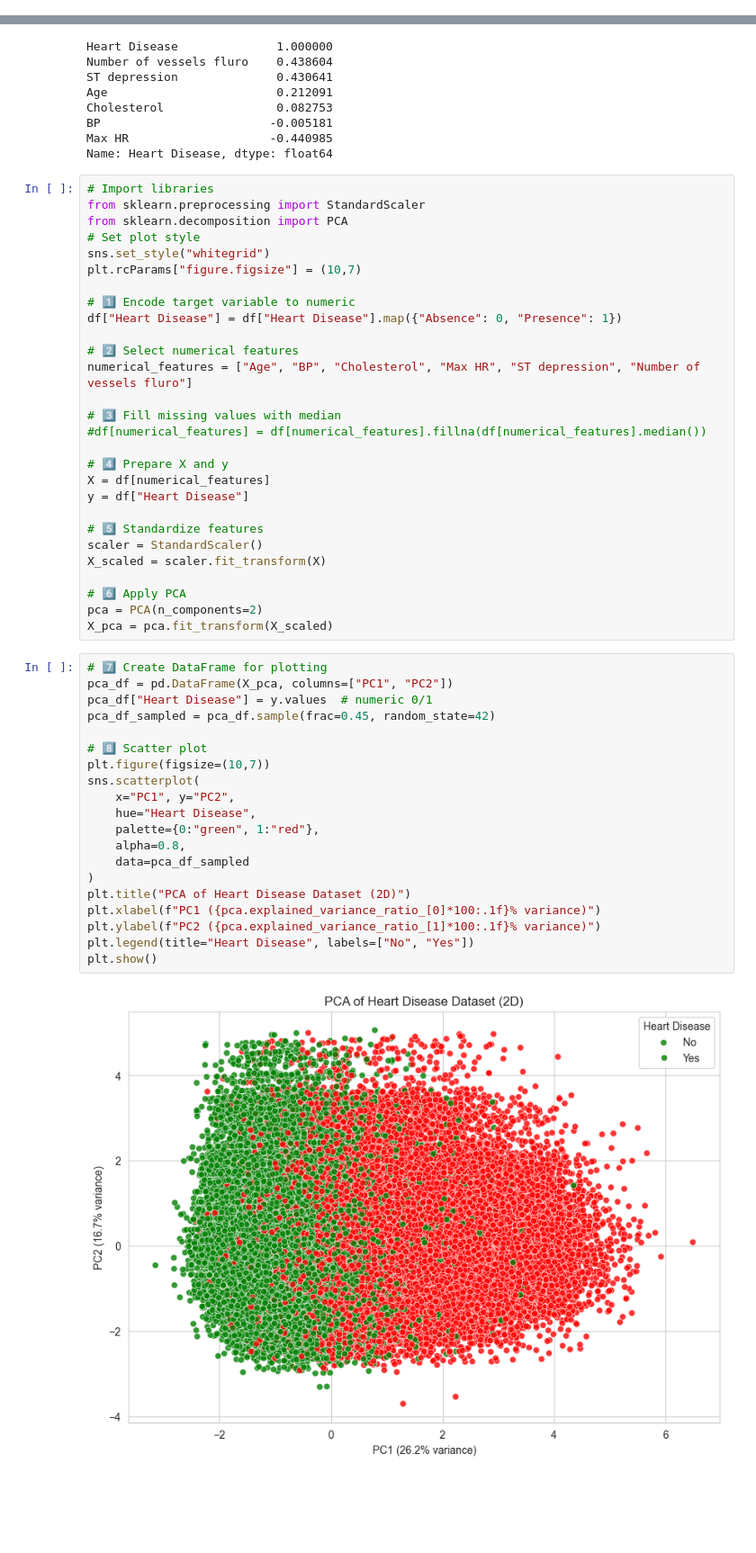
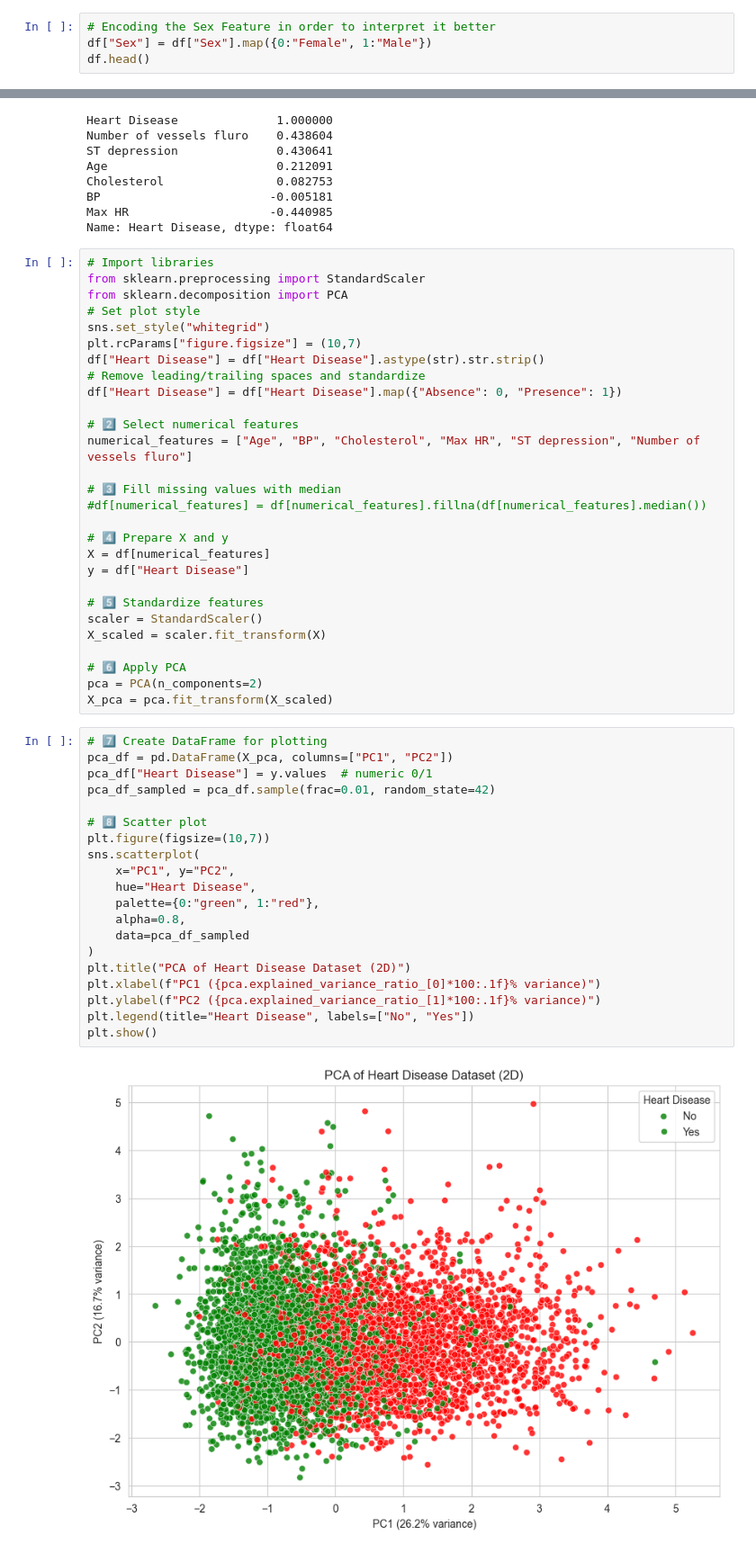
Before and after one commit to kirmanioussema12/Heart-Disease, a Jupyter notebook: analysis.ipynb, the cells around one changed output, grey strips where cells are left out. Shown at 90% size. Saved outputs shown, nothing was run; the diff lists cells and outputs as text; blank space fills up the shorter version.

```diff
--- a/analysis.ipynb
+++ b/analysis.ipynb
@@ -115,0 +117,4 @@ for feature in numerical_features:
+# %%
+# Encoding the Sex Feature in order to interpret it better
+df["Sex"] = df["Sex"].map({0:"Female", 1:"Male"})
+df.head()
@@ -181,8 +186,8 @@ from sklearn.decomposition import PCA
 # Set plot style
 sns.set_style("whitegrid")
 plt.rcParams["figure.figsize"] = (10,7)
-
-# 1️⃣ Encode target variable to numeric
+df["Heart Disease"] = df["Heart Disease"].astype(str).str.strip()
+# Remove leading/trailing spaces and standardize
 df["Heart Disease"] = df["Heart Disease"].map({"Absence": 0, "Presence": 1})
 
 # 2️⃣ Select numerical features
@@ -205,22 +210,22 @@ X_pca = pca.fit_transform(X_scaled)
 # %%
 # 7️⃣ Create DataFrame for plotting
 pca_df = pd.DataFrame(X_pca, columns=["PC1", "PC2"])
 pca_df["Heart Disease"] = y.values  # numeric 0/1
-pca_df_sampled = pca_df.sample(frac=0.45, random_state=42)
+pca_df_sampled = pca_df.sample(frac=0.01, random_state=42)
 
 # 8️⃣ Scatter plot
 plt.figure(figsize=(10,7))
 sns.scatterplot(
     x="PC1", y="PC2",
     hue="Heart Disease",
     palette={0:"green", 1:"red"},
     alpha=0.8,
     data=pca_df_sampled
 )
 plt.title("PCA of Heart Disease Dataset (2D)")
 plt.xlabel(f"PC1 ({pca.explained_variance_ratio_[0]*100:.1f}% variance)")
 plt.ylabel(f"PC2 ({pca.explained_variance_ratio_[1]*100:.1f}% variance)")
 plt.legend(title="Heart Disease", labels=["No", "Yes"])
 plt.show()
 # %% [output]
-[figure, old version]
+[figure, new version]
```
Also changed, not shown: parts of 3 cells of this notebook.
